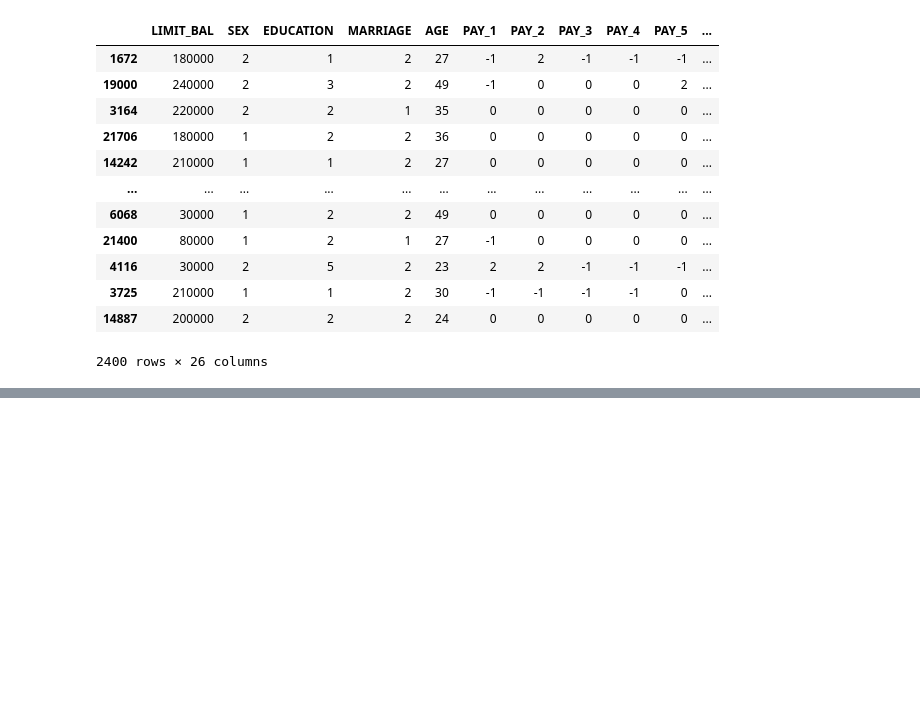
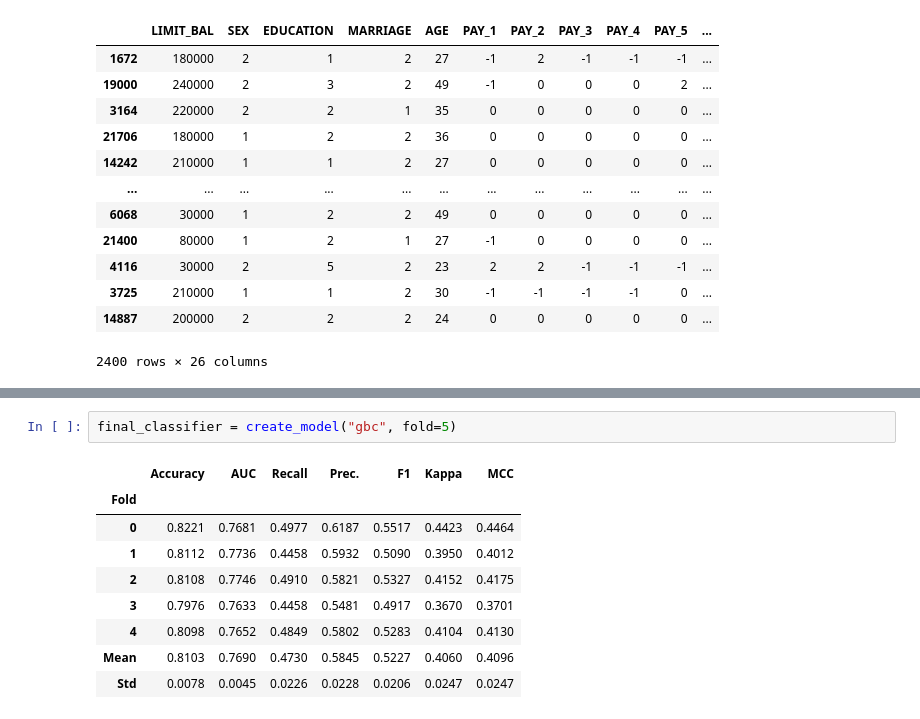
Before and after one commit to patrickbrus/Medium_Notebooks, a Jupyter notebook: Low_Code_ML/demo_pycaret.ipynb, the cells around one changed output, grey strips where cells are left out. Drawn from its saved outputs; the diff is of its cells as text; blank space fills up the shorter version.

```diff
--- a/Low_Code_ML/demo_pycaret.ipynb
+++ b/Low_Code_ML/demo_pycaret.ipynb
@@ -233,0 +268,12 @@ predict_model(tuned_classifier_F1, data=data_test)
+# %%
+final_classifier = create_model("gbc", fold=5)
+# %% [output]
+|  | Accuracy | AUC | Recall | Prec. | F1 | Kappa | MCC |
+| Fold |  |  |  |  |  |  |  |
+| 0 | 0.8221 | 0.7681 | 0.4977 | 0.6187 | 0.5517 | 0.4423 | 0.4464 |
+| 1 | 0.8112 | 0.7736 | 0.4458 | 0.5932 | 0.5090 | 0.3950 | 0.4012 |
+| 2 | 0.8108 | 0.7746 | 0.4910 | 0.5821 | 0.5327 | 0.4152 | 0.4175 |
+| 3 | 0.7976 | 0.7633 | 0.4458 | 0.5481 | 0.4917 | 0.3670 | 0.3701 |
+| 4 | 0.8098 | 0.7652 | 0.4849 | 0.5802 | 0.5283 | 0.4104 | 0.4130 |
+| Mean | 0.8103 | 0.7690 | 0.4730 | 0.5845 | 0.5227 | 0.4060 | 0.4096 |
+| Std | 0.0078 | 0.0045 | 0.0226 | 0.0228 | 0.0206 | 0.0247 | 0.0247 |
```
Also changed, not shown: parts of 5 cells of this notebook, 2 other files.
